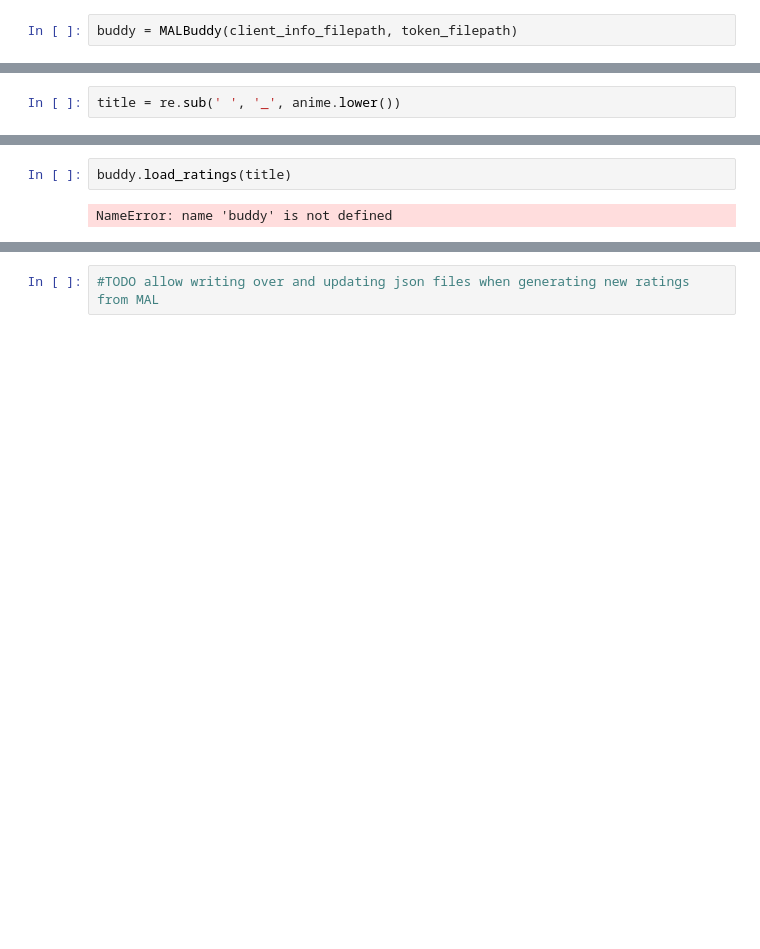
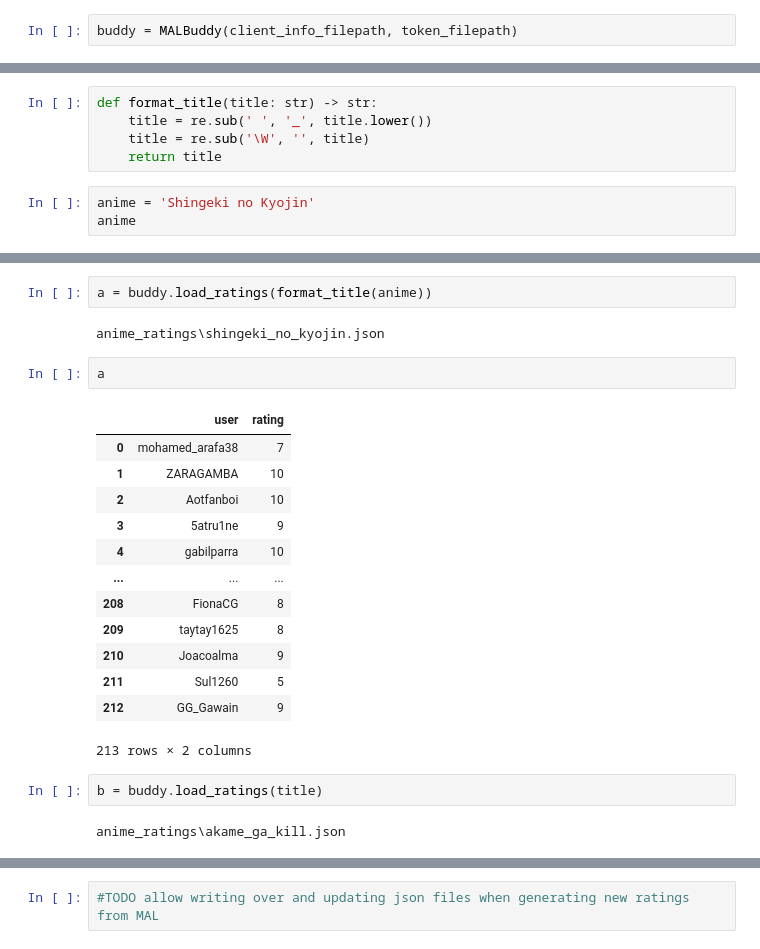
Before and after one commit to MALBuddy/MALBuddy, a Jupyter notebook: get_similar_user_ratings.ipynb, the cells around one changed output, grey strips where cells are left out. Cells and saved outputs as stored; diff of their text form; blank space fills up the shorter version.

Commit message:
fix web scraping function and allow updating existing jsons

```diff
--- a/get_similar_user_ratings.ipynb
+++ b/get_similar_user_ratings.ipynb
@@ -43,2 +21,0 @@ anime
-# %%
-title = re.sub(' ', '_', anime.lower())
@@ -59,0 +46,8 @@ Ratings saved to anime_ratings\akame_ga_kill.json
+# %%
+def format_title(title: str) -> str:
+    title = re.sub(' ', '_', title.lower())
+    title = re.sub('\W', '', title)
+    return title
+# %%
+anime = 'Shingeki no Kyojin'
+anime
@@ -60,4 +61,24 @@ Ratings saved to anime_ratings\akame_ga_kill.json
+# %%
+a = buddy.load_ratings(format_title(anime))
+# %% [output]
+anime_ratings\shingeki_no_kyojin.json
+# %%
+a
+# %% [output]
+|  | user | rating |
+| 0 | mohamed_arafa38 | 7 |
+| 1 | ZARAGAMBA | 10 |
+| 2 | Aotfanboi | 10 |
+| 3 | 5atru1ne | 9 |
+| 4 | gabilparra | 10 |
+| ... | ... | ... |
+| 208 | FionaCG | 8 |
+| 209 | taytay1625 | 8 |
+| 210 | Joacoalma | 9 |
+| 211 | Sul1260 | 5 |
+| 212 | GG_Gawain | 9 |
+213 rows × 2 columns
 # %%
-buddy.load_ratings(title)
+b = buddy.load_ratings(title)
 # %% [output]
-NameError: name 'buddy' is not defined
+anime_ratings\akame_ga_kill.json
```
Also changed, not shown: parts of 21 cells of this notebook, 3 other files.
